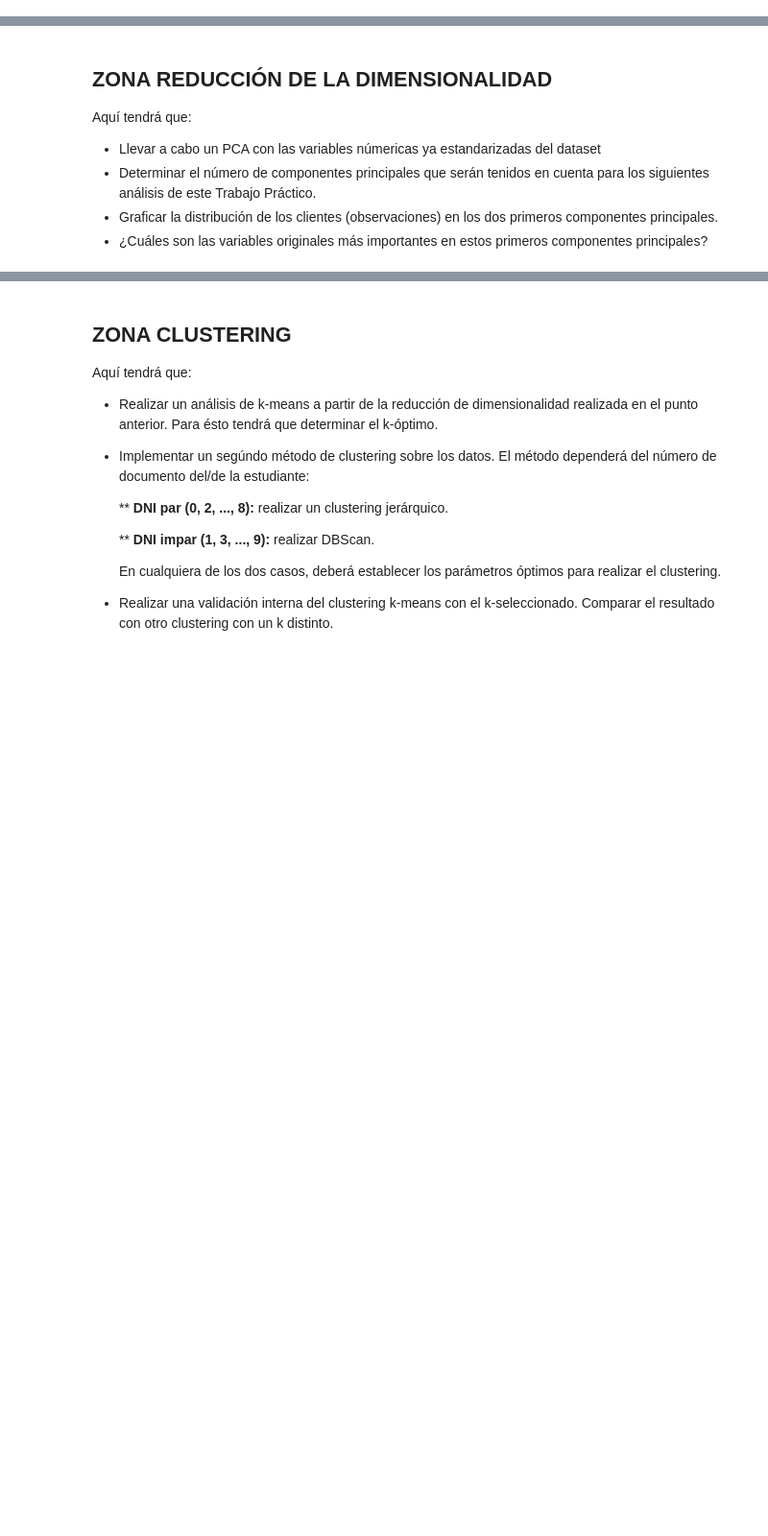
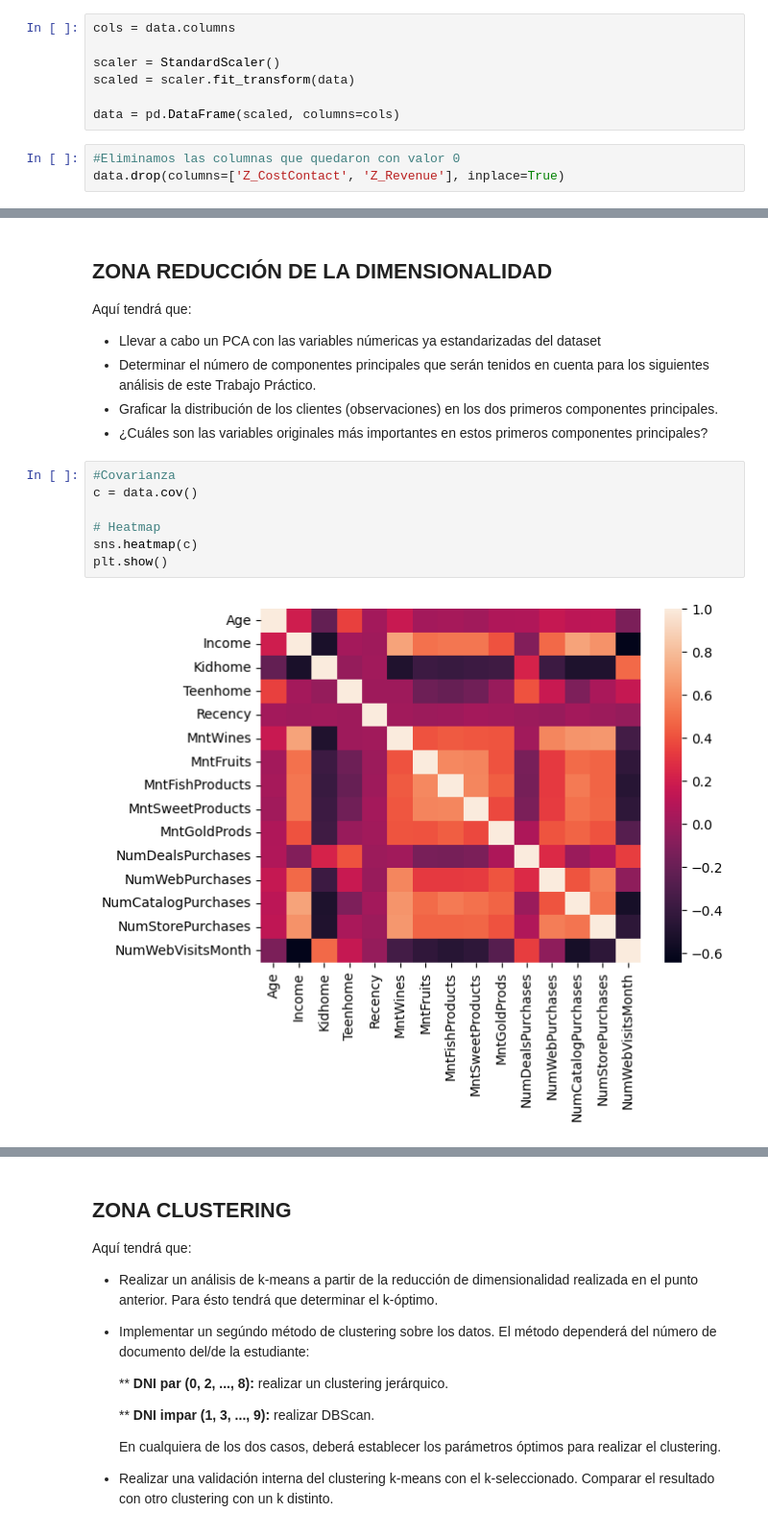
Before and after one commit to DanielIramain/aa-customer-personality-analysis, a Jupyter notebook: IRAMAIN_DANIEL_TP_MANS_2023.ipynb, the cells around one changed output, grey strips where cells are left out. Shown at 96% size. Drawn from its saved outputs; the diff is of its cells as text; blank space fills up the shorter version.

```diff
--- a/IRAMAIN_DANIEL_TP_MANS_2023.ipynb
+++ b/IRAMAIN_DANIEL_TP_MANS_2023.ipynb
@@ -293,0 +300,10 @@ data = data.loc[mask,:]
+# %%
+cols = data.columns
+
+scaler = StandardScaler()
+scaled = scaler.fit_transform(data)
+
+data = pd.DataFrame(scaled, columns=cols)
+# %%
+#Eliminamos las columnas que quedaron con valor 0
+data.drop(columns=['Z_CostContact', 'Z_Revenue'], inplace=True)
@@ -301,3 +346,12 @@ Aquí tendrá que:
 *   Determinar el número de componentes principales que serán tenidos en cuenta para los siguientes análisis de este Trabajo Práctico.
 *   Graficar la distribución de los clientes (observaciones) en los dos primeros componentes principales.
 *   ¿Cuáles son las variables originales más importantes en estos primeros componentes principales?
+# %%
+#Covarianza
+c = data.cov()
+
+# Heatmap
+sns.heatmap(c)
+plt.show()
+# %% [output]
+[figure, added]
```
Also changed, not shown: parts of 16 cells of this notebook.
